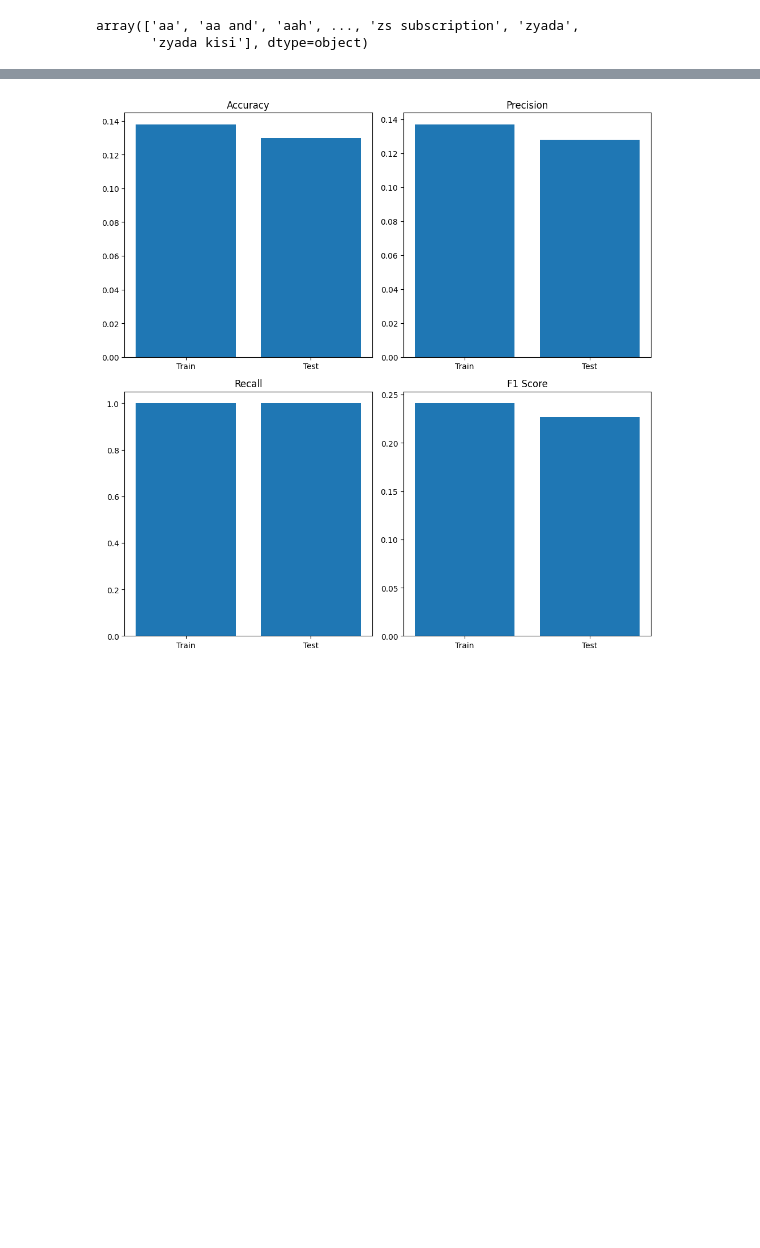
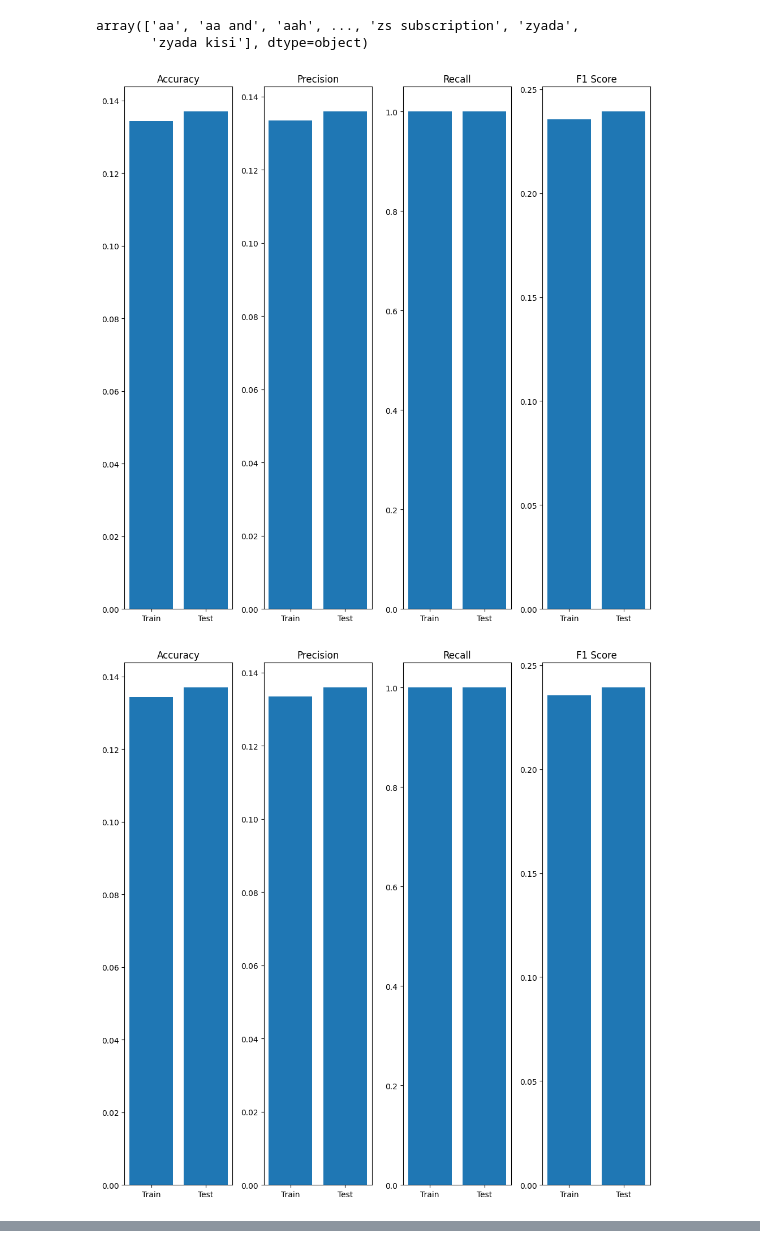
Before and after one commit to pucikplay/UMSI, a Jupyter notebook: L2/l2.ipynb, the cells around one changed output, grey strips where cells are left out. Drawn from its saved outputs; the diff is of its cells as text; code cells hidden in the pictures; blank space fills up the shorter version.

```diff
--- a/L2/l2.ipynb
+++ b/L2/l2.ipynb
@@ -340,7 +340,14 @@ class MultinomialNaiveBayes:
 # %%
 mask = np.random.rand(len(sms_df)) < 0.7
 train = sms_df[mask]
 test = sms_df[~mask]
 
-nb = MultinomialNaiveBayes(2)
-nb.train(train)
+for i in [1,2,3]:
+    nb = MultinomialNaiveBayes(i)
+    nb.train(train)
+    result_train = properties(nb, train)
+    result_test = properties(nb, test)
+    plot_properties(result_train, result_test)
+# %% [output]
+[figure, added]
+[figure, added]
@@ -347,6 +354,0 @@ nb.train(train)
-# %%
-result_train = properties(nb, train)
-result_test = properties(nb, test)
-plot_properties(result_train, result_test)
-# %% [output]
-[figure, removed]
```
Also changed, not shown: parts of 4 cells of this notebook.
